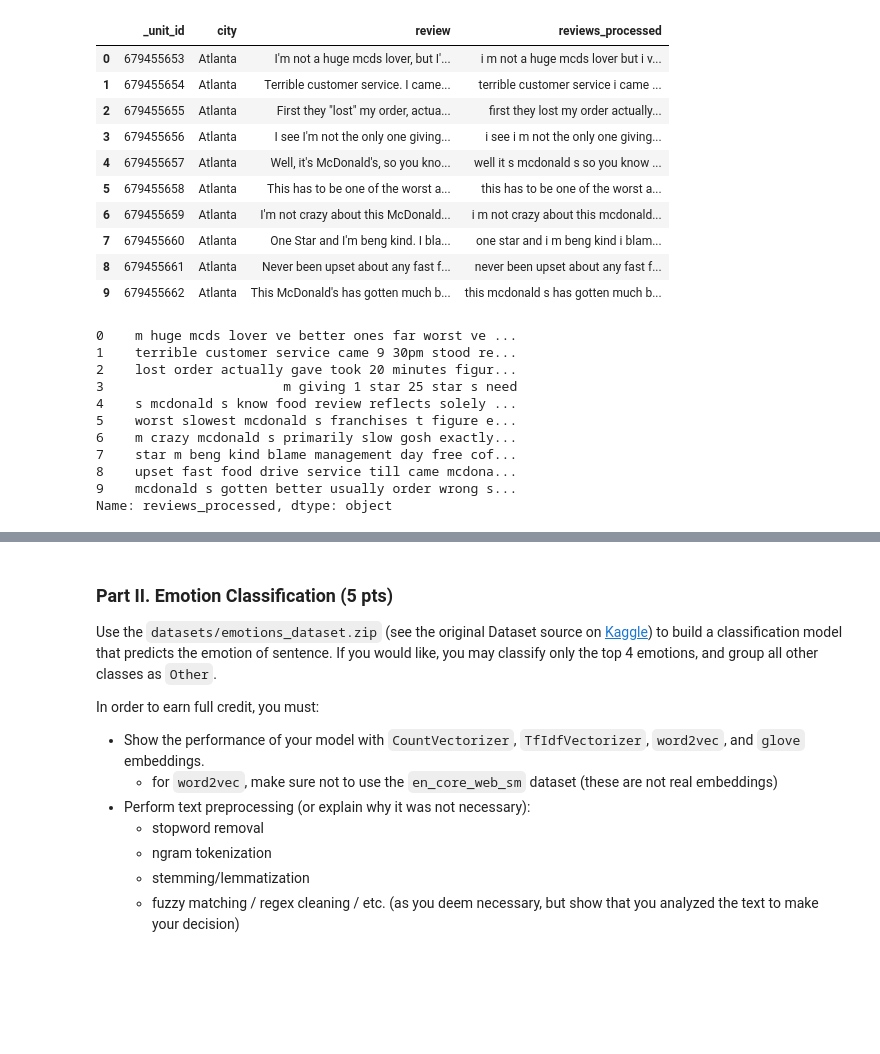
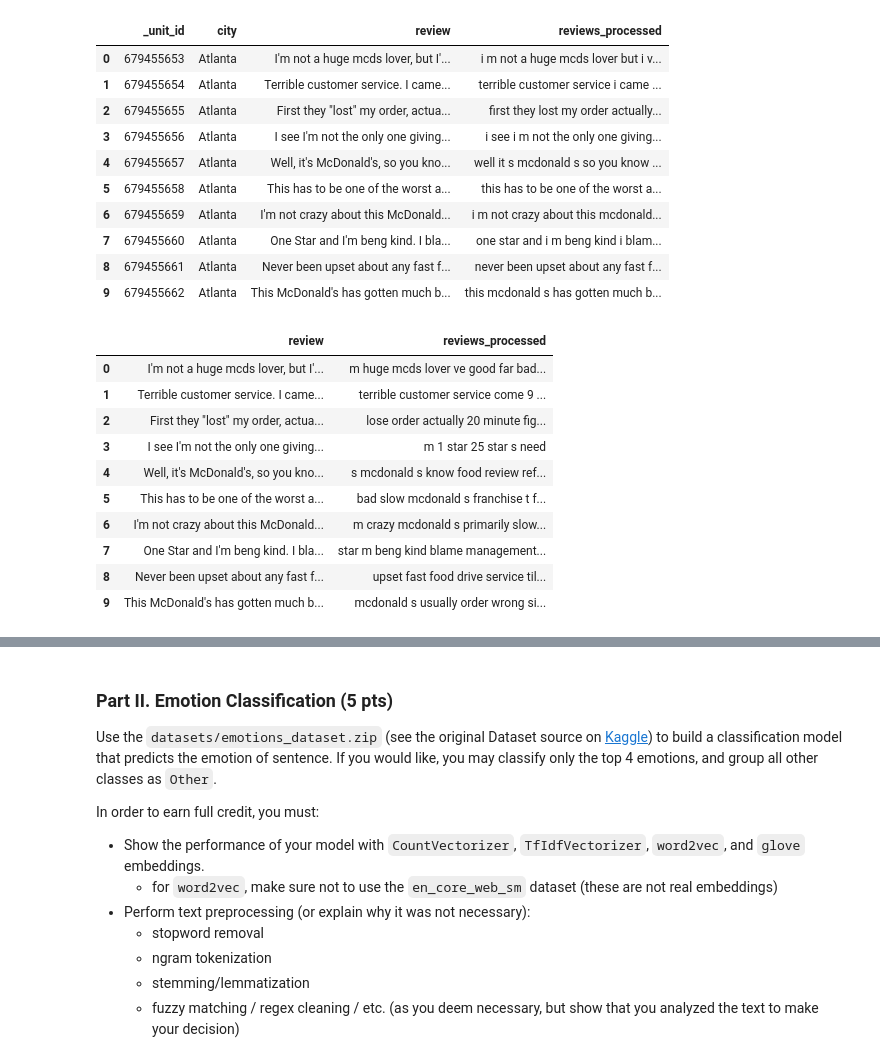
Before and after one commit to JewonJu/DSO-560-NLP-team-black, a Jupyter notebook: homework2/JEWON_JU_Homework 2.ipynb, the cells around one changed output, grey strips where cells are left out. Cells and saved outputs as stored; diff of their text form; code cells hidden in the pictures; blank space fills up the shorter version.

```diff
--- a/homework2/JEWON_JU_Homework 2.ipynb
+++ b/homework2/JEWON_JU_Homework 2.ipynb
@@ -79,20 +122,20 @@ reviews.head(10)
 # %%
 # Removing stopwords using gensim
 from gensim.parsing.preprocessing import remove_stopwords
 reviews['reviews_processed'] = reviews['reviews_processed'].apply(remove_stopwords)
-reviews['reviews_processed'].head(10)
+reviews[['review',"reviews_processed"]].head(10)
 # %% [output]
-0    m huge mcds lover ve better ones far worst ve ...
-1    terrible customer service came 9 30pm stood re...
-2    lost order actually gave took 20 minutes figur...
-3                       m giving 1 star 25 star s need
-4    s mcdonald s know food review reflects solely ...
-5    worst slowest mcdonald s franchises t figure e...
-6    m crazy mcdonald s primarily slow gosh exactly...
-7    star m beng kind blame management day free cof...
-8    upset fast food drive service till came mcdona...
-9    mcdonald s gotten better usually order wrong s...
-Name: reviews_processed, dtype: object
+|  | review | reviews_processed |
+| 0 | I'm not a huge mcds lover, but I'... | m huge mcds lover ve good far bad... |
+| 1 | Terrible customer service. I came... | terrible customer service come 9 ... |
+| 2 | First they "lost" my order, actua... | lose order actually 20 minute fig... |
+| 3 | I see I'm not the only one giving... | m 1 star 25 star s need |
+| 4 | Well, it's McDonald's, so you kno... | s mcdonald s know food review ref... |
+| 5 | This has to be one of the worst a... | bad slow mcdonald s franchise t f... |
+| 6 | I'm not crazy about this McDonald... | m crazy mcdonald s primarily slow... |
+| 7 | One Star and I'm beng kind. I bla... | star m beng kind blame management... |
+| 8 | Never been upset about any fast f... | upset fast food drive service til... |
+| 9 | This McDonald's has gotten much b... | mcdonald s usually order wrong si... |
 # %%
 # Vectorize the corpus
 from sklearn.decomposition import NMF
```
Also changed, not shown: parts of 15 cells of this notebook, 7 other files.
